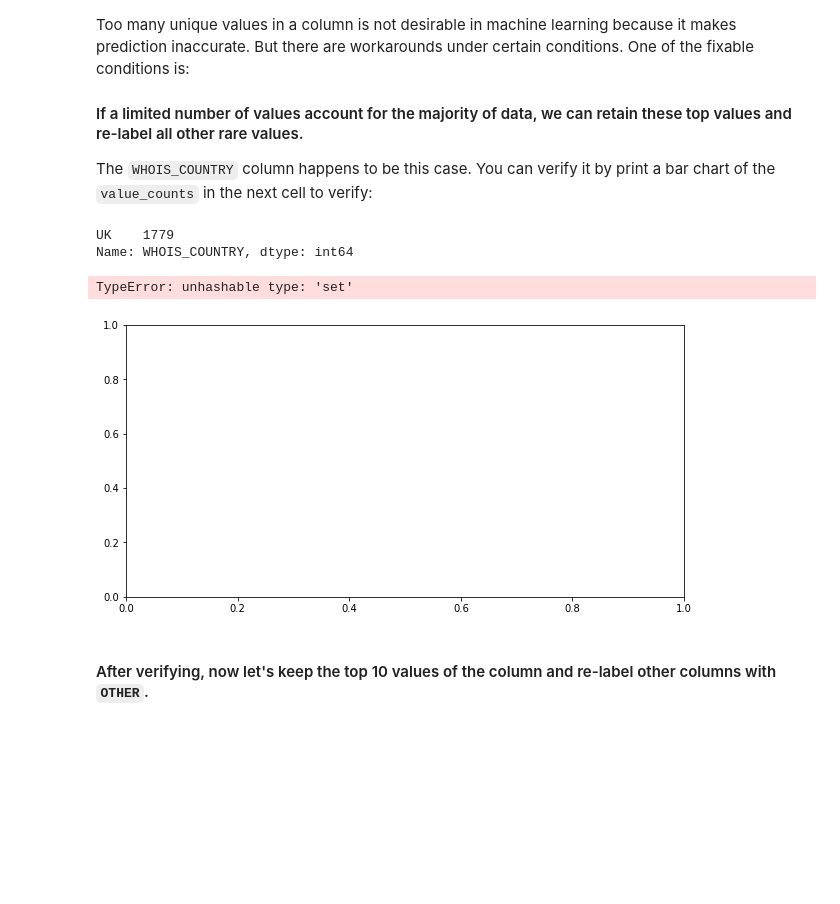
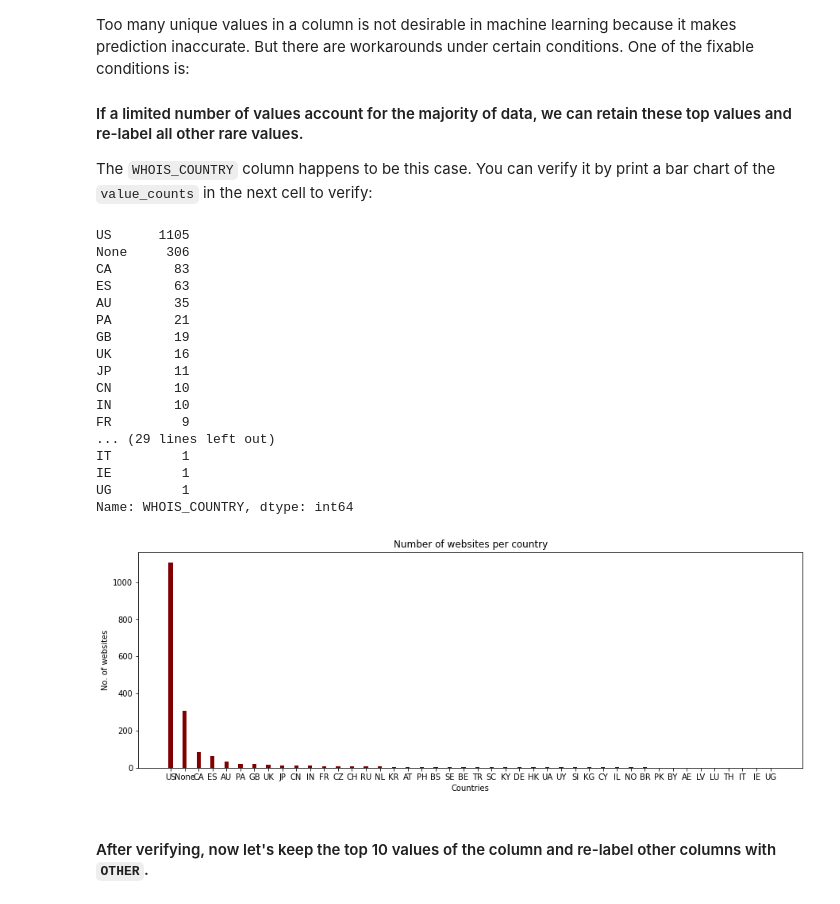
Before and after one commit to ironhack-datalabs/datamad1020-rev, a Jupyter notebook: module-3/lab-supervised-learning/your-code/main.ipynb, the cells around one changed output. Drawn from its saved outputs; the diff is of its cells as text; code cells hidden in the pictures; blank space fills up the shorter version.

```diff
--- a/module-3/lab-supervised-learning/your-code/main.ipynb
+++ b/module-3/lab-supervised-learning/your-code/main.ipynb
@@ -329,5 +316,5 @@ def country_codes(country):
-# %%
-websites['WHOIS_COUNTRY'] = websites['WHOIS_COUNTRY'].apply(country_codes)
+# %%
+websites["WHOIS_COUNTRY"].replace({"us": "US", "Cyprus": "CY", "ru": "RU", "[u'GB'; u'UK']": "UK", "United Kingdom": "UK", "se": "SE"}, inplace = True)
 # %% [markdown]
 Since we have fixed the country values, can we convert this column to ordinal now?
 
@@ -338,30 +325,44 @@ Not yet. If you reflect on the previous labs how we handle categorical columns,
 The `WHOIS_COUNTRY` column happens to be this case. You can verify it by print a bar chart of the `value_counts` in the next cell to verify:
 # %%
 # Your code here
-whois_country_valuecount = websites['WHOIS_COUNTRY'].value_counts()
+whois_country_valuecount = websites["WHOIS_COUNTRY"].value_counts()
 whois_country_valuecount
 # %% [output]
-UK    1779
+US      1105
+None     306
+CA        83
+ES        63
+AU        35
+PA        21
+GB        19
+UK        16
+JP        11
+CN        10
+IN        10
+FR         9
+... (29 lines left out)
+IT         1
+IE         1
+UG         1
 Name: WHOIS_COUNTRY, dtype: int64
 # %%
 data = websites['WHOIS_COUNTRY']
 
-countries =  whois_country_set
+countries =  whois_country_valuecount.index
 values = whois_country_valuecount
 
-fig = plt.figure(figsize = (10, 5))
+fig = plt.figure(figsize = (15, 5))
 
 # creating the bar plot
 plt.bar(countries, values, color ='maroon',
-        width = 0.4)
+        width = 0.3)
 
 plt.xlabel("Countries")
 plt.ylabel("No. of websites")
 plt.title("Number of websites per country")
 plt.show()
 # %% [output]
-TypeError: unhashable type: 'set'
-[figure, old version]
+[figure, new version]
 # %% [markdown]
 #### After verifying, now let's keep the top 10 values of the column and re-label other columns with `OTHER`.
 # %%
```
Also changed, not shown: parts of 14 cells of this notebook.
